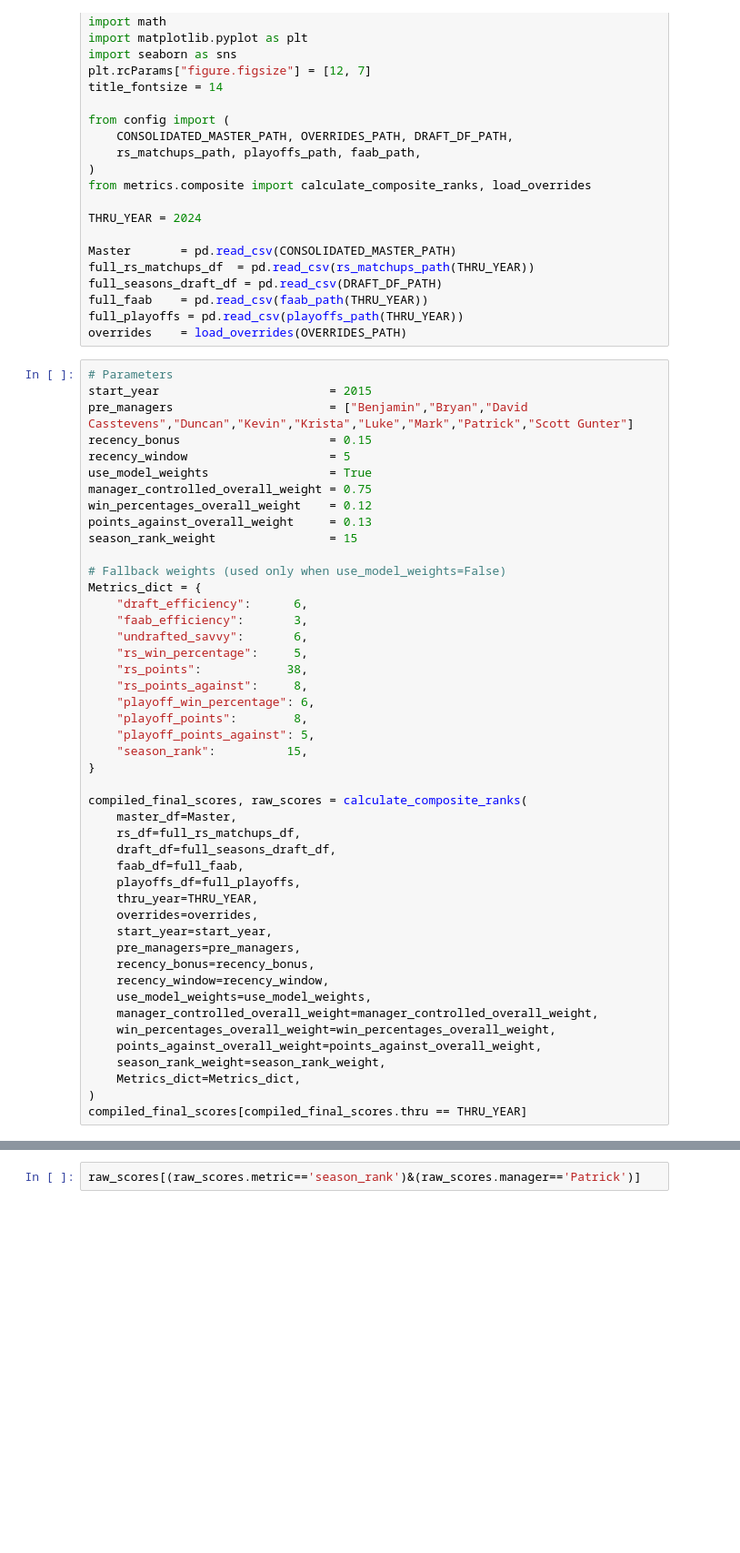
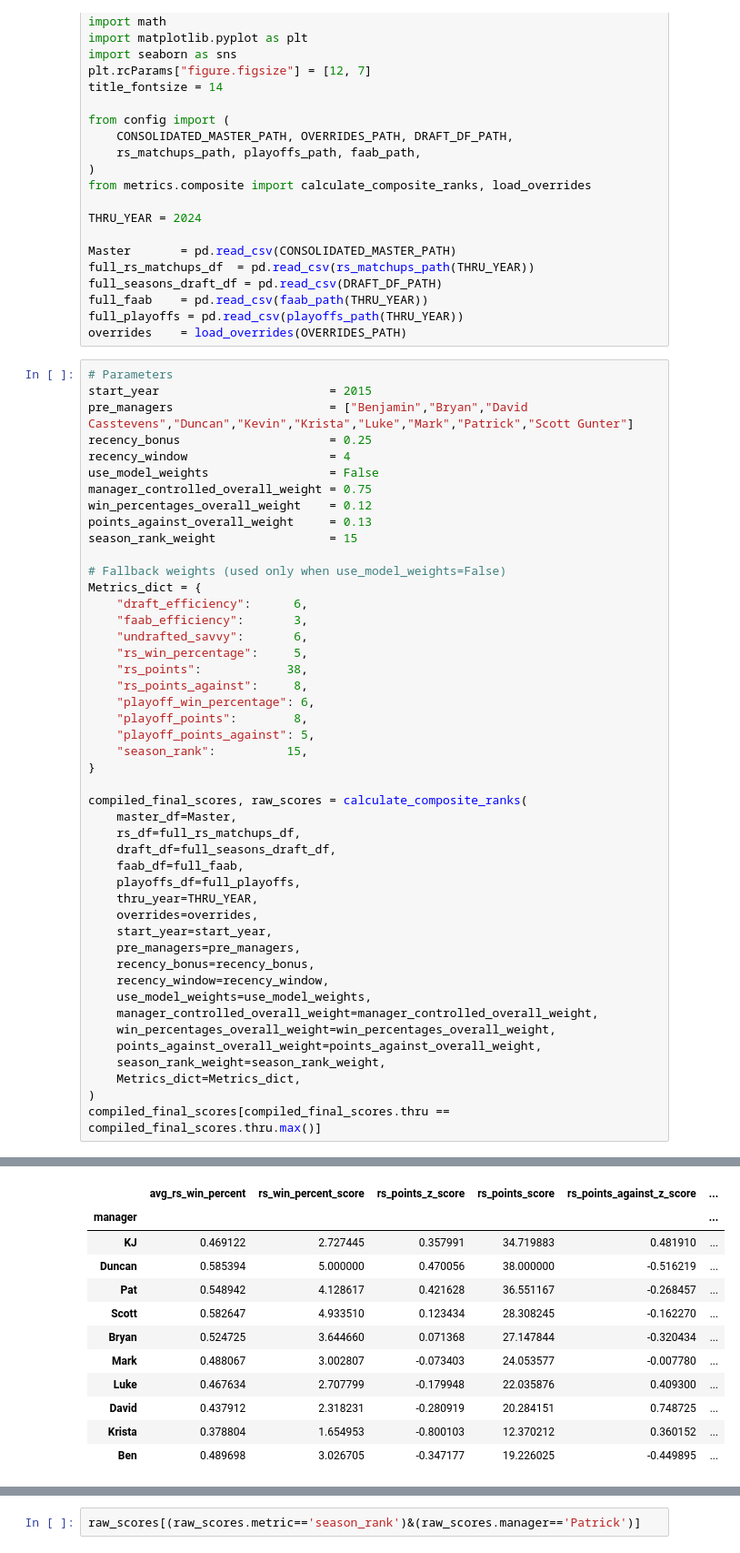
Before and after one commit to duncanjamesbell/fantasy_football_ranker, a Jupyter notebook: composite_ranks.ipynb, the cells around one changed output, grey strips where cells are left out. Shown at 91% size. Saved outputs shown, nothing was run; the diff lists cells and outputs as text; blank space fills up the shorter version.

```diff
--- a/composite_ranks.ipynb
+++ b/composite_ranks.ipynb
@@ -27,9 +27,9 @@ overrides    = load_overrides(OVERRIDES_PATH)
 # Parameters
 start_year                        = 2015
 pre_managers                      = ["Benjamin","Bryan","David Casstevens","Duncan","Kevin","Krista","Luke","Mark","Patrick","Scott Gunter"]
-recency_bonus                     = 0.15
-recency_window                    = 5
-use_model_weights                 = True
+recency_bonus                     = 0.25
+recency_window                    = 4
+use_model_weights                 = False
 manager_controlled_overall_weight = 0.75
 win_percentages_overall_weight    = 0.12
 points_against_overall_weight     = 0.13
@@ -68,4 +68,5 @@ compiled_final_scores, raw_scores = calculate_composite_ranks(
     season_rank_weight=season_rank_weight,
     Metrics_dict=Metrics_dict,
 )
-compiled_final_scores[compiled_final_scores.thru == THRU_YEAR]
+compiled_final_scores[compiled_final_scores.thru == compiled_final_scores.thru.max()]
+# %% [output]
@@ -71,0 +90,12 @@ compiled_final_scores[compiled_final_scores.thru == THRU_YEAR]
+|  | avg_rs_win_percent | rs_win_percent_score | rs_points_z_score | rs_points_score | rs_points_against_z_score | ... |
+| manager |  |  |  |  |  | ... |
+| KJ | 0.469122 | 2.727445 | 0.357991 | 34.719883 | 0.481910 | ... |
+| Duncan | 0.585394 | 5.000000 | 0.470056 | 38.000000 | -0.516219 | ... |
+| Pat | 0.548942 | 4.128617 | 0.421628 | 36.551167 | -0.268457 | ... |
+| Scott | 0.582647 | 4.933510 | 0.123434 | 28.308245 | -0.162270 | ... |
+| Bryan | 0.524725 | 3.644660 | 0.071368 | 27.147844 | -0.320434 | ... |
+| Mark | 0.488067 | 3.002807 | -0.073403 | 24.053577 | -0.007780 | ... |
+| Luke | 0.467634 | 2.707799 | -0.179948 | 22.035876 | 0.409300 | ... |
+| David | 0.437912 | 2.318231 | -0.280919 | 20.284151 | 0.748725 | ... |
+| Krista | 0.378804 | 1.654953 | -0.800103 | 12.370212 | 0.360152 | ... |
+| Ben | 0.489698 | 3.026705 | -0.347177 | 19.226025 | -0.449895 | ... |
```
Also changed, not shown: parts of 15 cells of this notebook.
